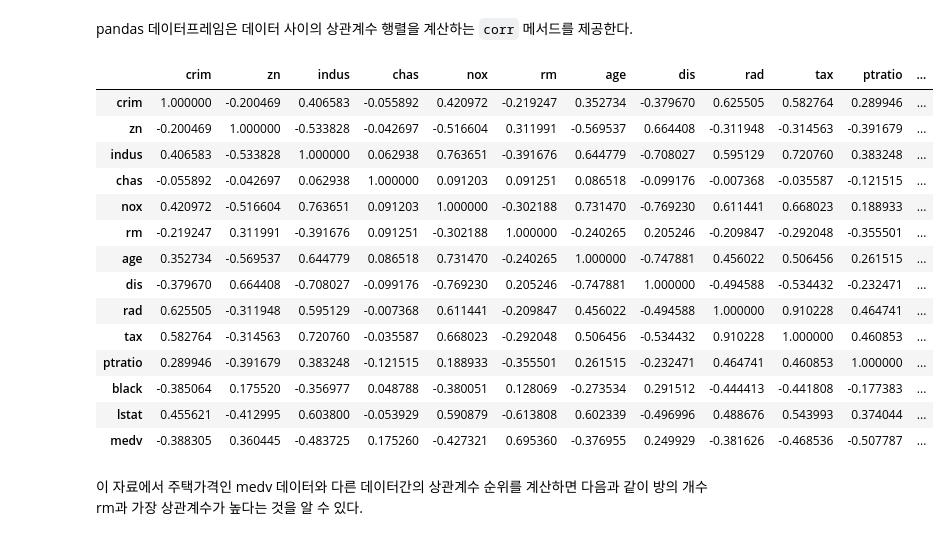
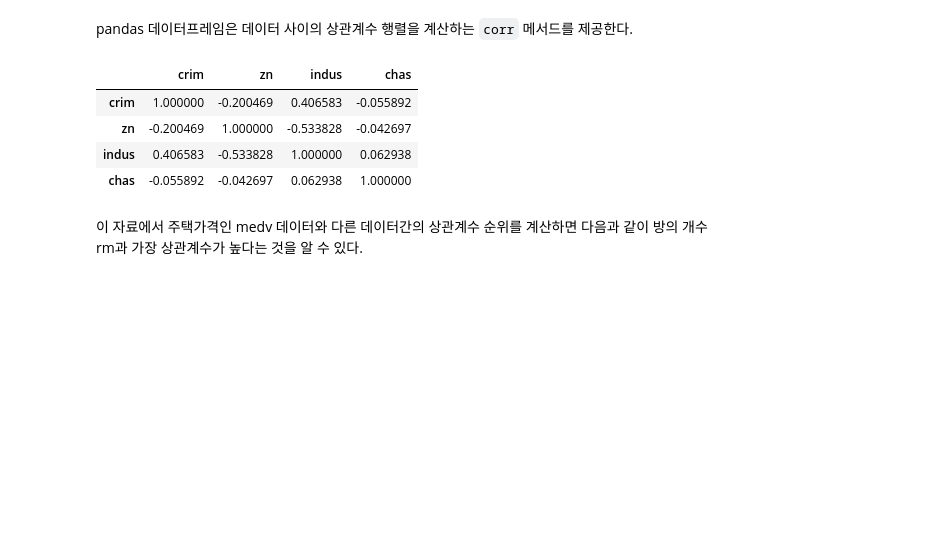
Before and after one commit to datascienceschool/book_data_analysis, a Jupyter notebook: _sources/ch03/03_01.ipynb, the cells around one changed output. Cells and saved outputs as stored; diff of their text form; code cells hidden in the pictures; blank space fills up the shorter version.

```diff
--- a/_sources/ch03/03_01.ipynb
+++ b/_sources/ch03/03_01.ipynb
@@ -167,23 +167,13 @@ array([[1.        , 0.69535995],
 pandas 데이터프레임은 데이터 사이의 상관계수 행렬을 계산하는 `corr` 메서드를 제공한다.
 # %%
 df_corr = df.corr()
-df_corr
+df_corr.iloc[:4, :4]
 # %% [output]
-|  | crim | zn | indus | chas | nox | rm | age | dis | rad | tax | ptratio | ... |
-| crim | 1.000000 | -0.200469 | 0.406583 | -0.055892 | 0.420972 | -0.219247 | 0.352734 | -0.379670 | 0.625505 | 0.582764 | 0.289946 | ... |
-| zn | -0.200469 | 1.000000 | -0.533828 | -0.042697 | -0.516604 | 0.311991 | -0.569537 | 0.664408 | -0.311948 | -0.314563 | -0.391679 | ... |
-| indus | 0.406583 | -0.533828 | 1.000000 | 0.062938 | 0.763651 | -0.391676 | 0.644779 | -0.708027 | 0.595129 | 0.720760 | 0.383248 | ... |
-| chas | -0.055892 | -0.042697 | 0.062938 | 1.000000 | 0.091203 | 0.091251 | 0.086518 | -0.099176 | -0.007368 | -0.035587 | -0.121515 | ... |
-| nox | 0.420972 | -0.516604 | 0.763651 | 0.091203 | 1.000000 | -0.302188 | 0.731470 | -0.769230 | 0.611441 | 0.668023 | 0.188933 | ... |
-| rm | -0.219247 | 0.311991 | -0.391676 | 0.091251 | -0.302188 | 1.000000 | -0.240265 | 0.205246 | -0.209847 | -0.292048 | -0.355501 | ... |
-| age | 0.352734 | -0.569537 | 0.644779 | 0.086518 | 0.731470 | -0.240265 | 1.000000 | -0.747881 | 0.456022 | 0.506456 | 0.261515 | ... |
-| dis | -0.379670 | 0.664408 | -0.708027 | -0.099176 | -0.769230 | 0.205246 | -0.747881 | 1.000000 | -0.494588 | -0.534432 | -0.232471 | ... |
-| rad | 0.625505 | -0.311948 | 0.595129 | -0.007368 | 0.611441 | -0.209847 | 0.456022 | -0.494588 | 1.000000 | 0.910228 | 0.464741 | ... |
-| tax | 0.582764 | -0.314563 | 0.720760 | -0.035587 | 0.668023 | -0.292048 | 0.506456 | -0.534432 | 0.910228 | 1.000000 | 0.460853 | ... |
-| ptratio | 0.289946 | -0.391679 | 0.383248 | -0.121515 | 0.188933 | -0.355501 | 0.261515 | -0.232471 | 0.464741 | 0.460853 | 1.000000 | ... |
-| black | -0.385064 | 0.175520 | -0.356977 | 0.048788 | -0.380051 | 0.128069 | -0.273534 | 0.291512 | -0.444413 | -0.441808 | -0.177383 | ... |
-| lstat | 0.455621 | -0.412995 | 0.603800 | -0.053929 | 0.590879 | -0.613808 | 0.602339 | -0.496996 | 0.488676 | 0.543993 | 0.374044 | ... |
-| medv | -0.388305 | 0.360445 | -0.483725 | 0.175260 | -0.427321 | 0.695360 | -0.376955 | 0.249929 | -0.381626 | -0.468536 | -0.507787 | ... |
+|  | crim | zn | indus | chas |
+| crim | 1.000000 | -0.200469 | 0.406583 | -0.055892 |
+| zn | -0.200469 | 1.000000 | -0.533828 | -0.042697 |
+| indus | 0.406583 | -0.533828 | 1.000000 | 0.062938 |
+| chas | -0.055892 | -0.042697 | 0.062938 | 1.000000 |
 # %% [markdown]
 이 자료에서 주택가격인 medv 데이터와 다른 데이터간의 상관계수 순위를 계산하면 다음과 같이 방의 개수 rm과 가장 상관계수가 높다는 것을 알 수 있다.
 # %%
```
Also changed, not shown: 4 other files.
